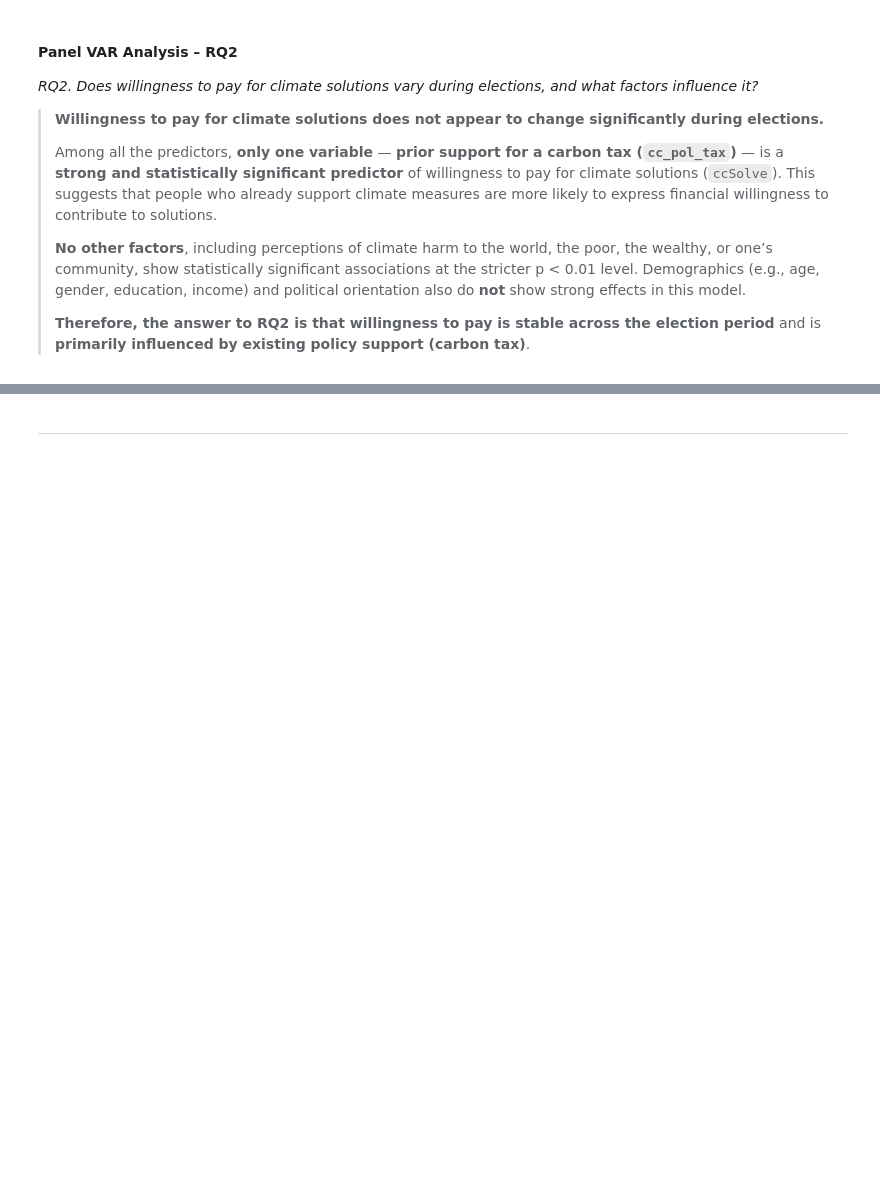
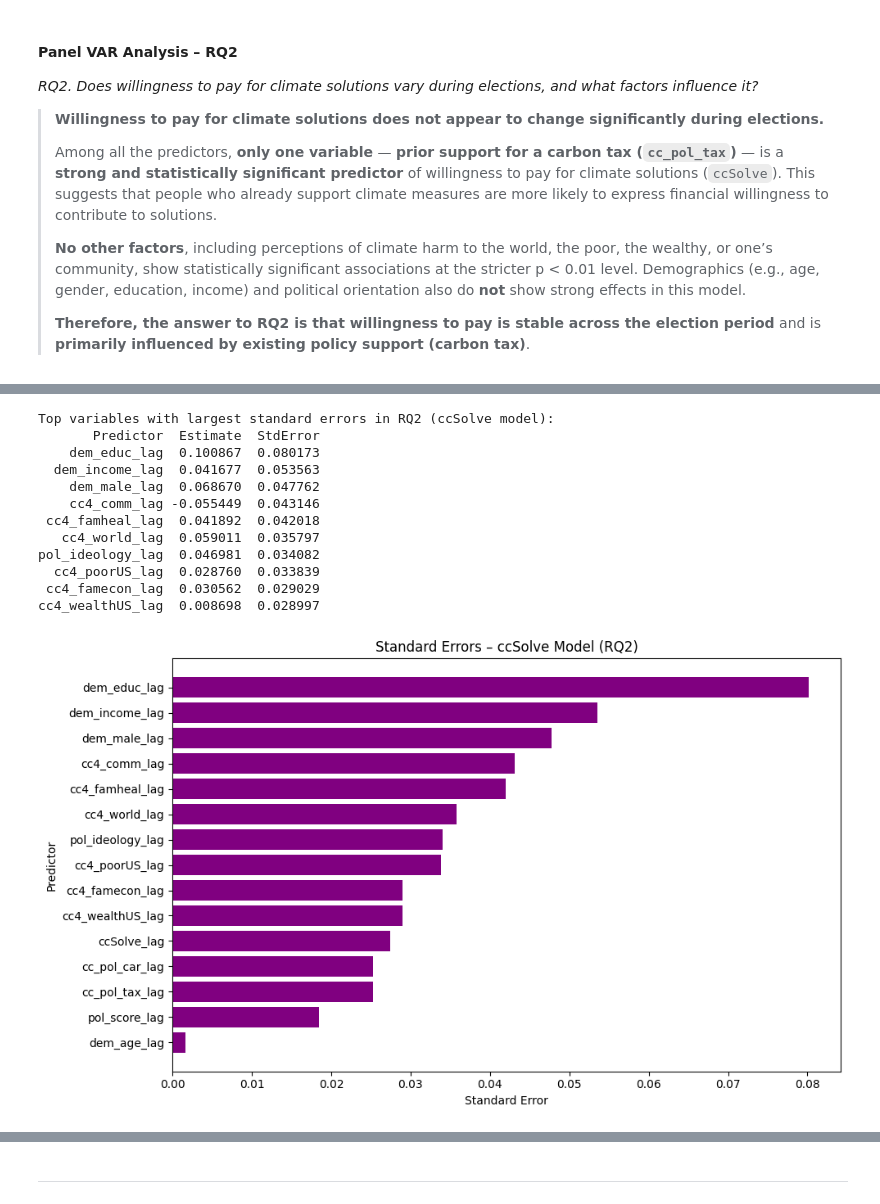
Before and after one commit to paraskevasleivadaros/climate-opinions-and-elections, a Jupyter notebook: notebooks/methods.ipynb, the cells around one changed output, grey strips where cells are left out. Drawn from its saved outputs; the diff is of its cells as text; code cells hidden in the pictures; blank space fills up the shorter version.

```diff
--- a/notebooks/methods.ipynb
+++ b/notebooks/methods.ipynb
@@ -369,0 +541,39 @@ plt.show()
+# %%
+import pandas as pd
+import matplotlib.pyplot as plt
+
+# --- Step 1: Extract standard errors from RQ2 model
+se_rq2 = pd.DataFrame({
+    'Predictor': rq2_model.params.index,
+    'Estimate': rq2_model.params.values,
+    'StdError': rq2_model.bse.values
+}).query("Predictor != 'const'").sort_values(by='StdError', ascending=False)
+
+# --- Optional: Print top 10 variables with largest SEs
+print("Top variables with largest standard errors in RQ2 (ccSolve model):")
+print(se_rq2.head(10).to_string(index=False))
+
+# --- Step 2: Plot standard errors
+plt.figure(figsize=(10, 6))
+se_rq2_sorted = se_rq2.sort_values(by='StdError', ascending=True)
+plt.barh(se_rq2_sorted['Predictor'], se_rq2_sorted['StdError'], color='purple')
+plt.title('Standard Errors – ccSolve Model (RQ2)')
+plt.xlabel('Standard Error')
+plt.ylabel('Predictor')
+plt.tight_layout()
+plt.savefig("../results/rq2_se_barplot_ccSolve.png", dpi=300)
+plt.show()
+# %% [output]
+Top variables with largest standard errors in RQ2 (ccSolve model):
+       Predictor  Estimate  StdError
+    dem_educ_lag  0.100867  0.080173
+  dem_income_lag  0.041677  0.053563
+    dem_male_lag  0.068670  0.047762
+    cc4_comm_lag -0.055449  0.043146
+ cc4_famheal_lag  0.041892  0.042018
+   cc4_world_lag  0.059011  0.035797
+pol_ideology_lag  0.046981  0.034082
+  cc4_poorUS_lag  0.028760  0.033839
+ cc4_famecon_lag  0.030562  0.029029
+cc4_wealthUS_lag  0.008698  0.028997
+[figure, added]
```
Also changed, not shown: parts of 16 cells of this notebook, 6 other files.
